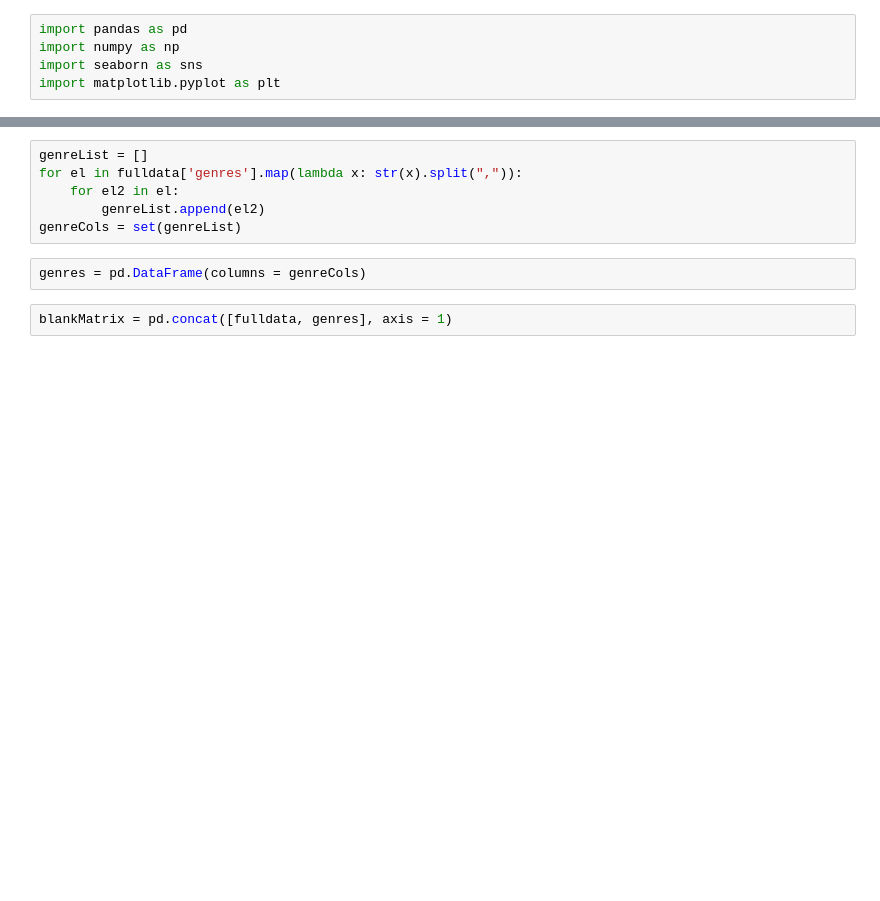
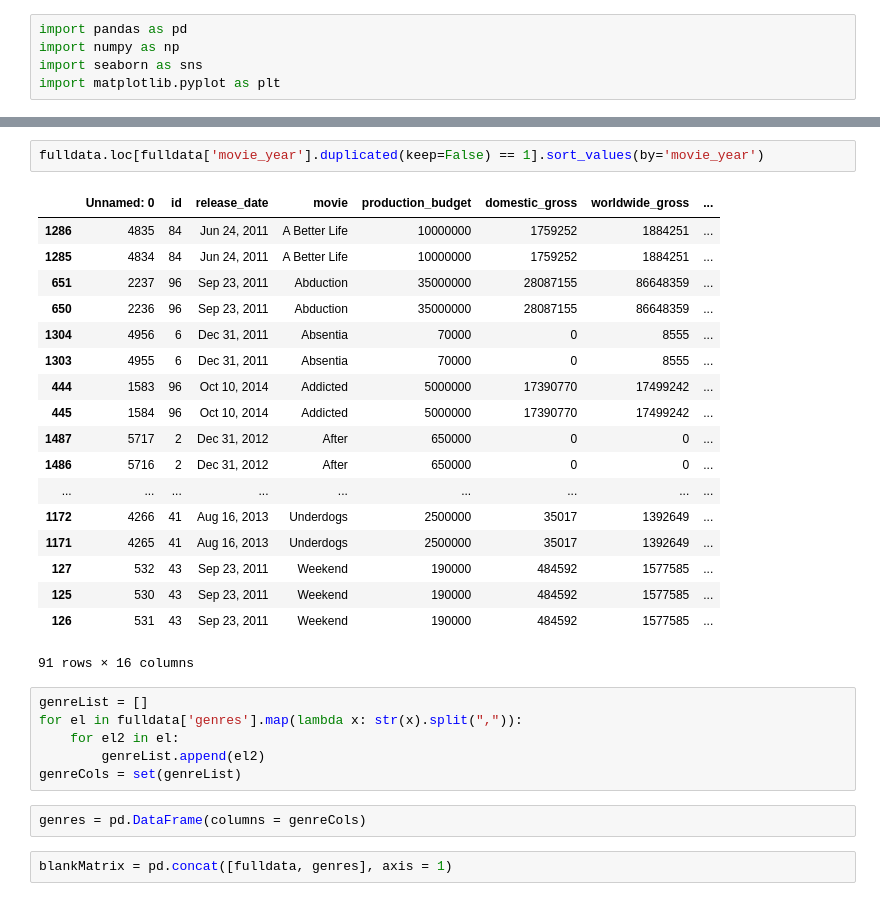
Before and after one commit to thespud56/Module-1-Project, a Jupyter notebook: Notebooks/data_cleaning3.ipynb, the cells around one changed output, grey strips where cells are left out. Drawn from its saved outputs; the diff is of its cells as text; blank space fills up the shorter version.

```diff
--- a/Notebooks/data_cleaning3.ipynb
+++ b/Notebooks/data_cleaning3.ipynb
@@ -16,3 +16,24 @@ fulldata.head()
+# %%
+fulldata.loc[fulldata['movie_year'].duplicated(keep=False) == 1].sort_values(by='movie_year')
+# %% [output]
+|  | Unnamed: 0 | id | release_date | movie | production_budget | domestic_gross | worldwide_gross | ... |
+| 1286 | 4835 | 84 | Jun 24, 2011 | A Better Life | 10000000 | 1759252 | 1884251 | ... |
+| 1285 | 4834 | 84 | Jun 24, 2011 | A Better Life | 10000000 | 1759252 | 1884251 | ... |
+| 651 | 2237 | 96 | Sep 23, 2011 | Abduction | 35000000 | 28087155 | 86648359 | ... |
+| 650 | 2236 | 96 | Sep 23, 2011 | Abduction | 35000000 | 28087155 | 86648359 | ... |
+| 1304 | 4956 | 6 | Dec 31, 2011 | Absentia | 70000 | 0 | 8555 | ... |
+| 1303 | 4955 | 6 | Dec 31, 2011 | Absentia | 70000 | 0 | 8555 | ... |
+| 444 | 1583 | 96 | Oct 10, 2014 | Addicted | 5000000 | 17390770 | 17499242 | ... |
+| 445 | 1584 | 96 | Oct 10, 2014 | Addicted | 5000000 | 17390770 | 17499242 | ... |
+| 1487 | 5717 | 2 | Dec 31, 2012 | After | 650000 | 0 | 0 | ... |
+| 1486 | 5716 | 2 | Dec 31, 2012 | After | 650000 | 0 | 0 | ... |
+| ... | ... | ... | ... | ... | ... | ... | ... | ... |
+| 1172 | 4266 | 41 | Aug 16, 2013 | Underdogs | 2500000 | 35017 | 1392649 | ... |
+| 1171 | 4265 | 41 | Aug 16, 2013 | Underdogs | 2500000 | 35017 | 1392649 | ... |
+| 127 | 532 | 43 | Sep 23, 2011 | Weekend | 190000 | 484592 | 1577585 | ... |
+| 125 | 530 | 43 | Sep 23, 2011 | Weekend | 190000 | 484592 | 1577585 | ... |
+| 126 | 531 | 43 | Sep 23, 2011 | Weekend | 190000 | 484592 | 1577585 | ... |
+91 rows × 16 columns
 # %%
 genreList = []
 for el in fulldata['genres'].map(lambda x: str(x).split(",")):
```
Also changed, not shown: parts of 4 cells of this notebook, 5 other files.
